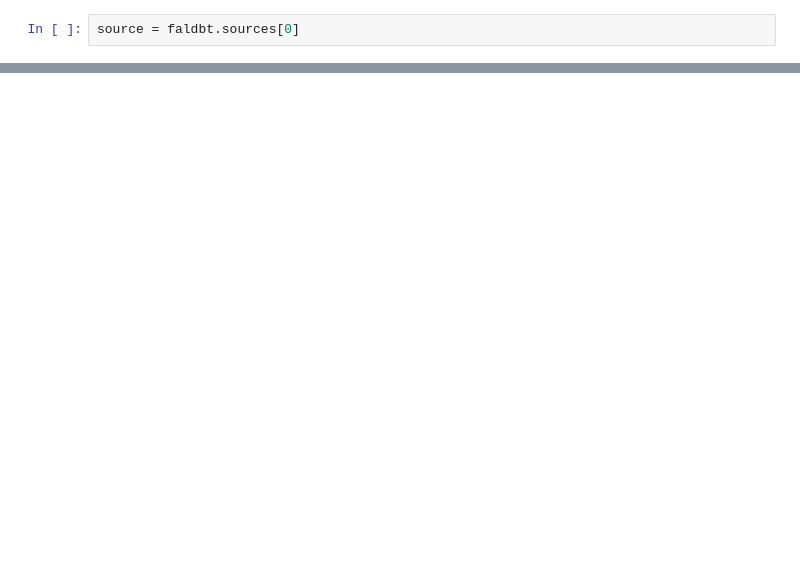
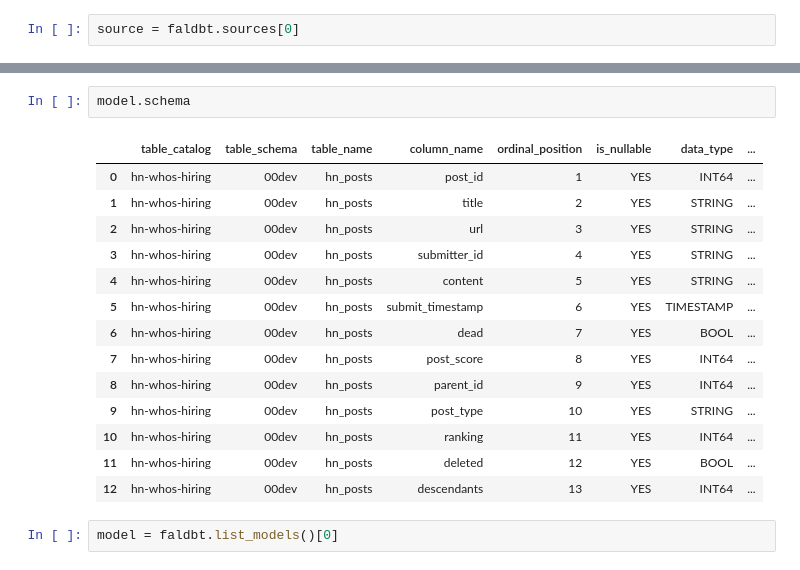
Before and after one commit to butchland/hn_whos_hiring, a Jupyter notebook: notebooks/analysis.ipynb, the cells around one changed output, grey strips where cells are left out. Drawn from its saved outputs; the diff is of its cells as text; blank space fills up the shorter version.

```diff
--- a/notebooks/analysis.ipynb
+++ b/notebooks/analysis.ipynb
@@ -364,0 +308,19 @@ hn_table_schema_df
+# %%
+model.schema
+# %% [output]
+|  | table_catalog | table_schema | table_name | column_name | ordinal_position | is_nullable | data_type | ... |
+| 0 | hn-whos-hiring | 00dev | hn_posts | post_id | 1 | YES | INT64 | ... |
+| 1 | hn-whos-hiring | 00dev | hn_posts | title | 2 | YES | STRING | ... |
+| 2 | hn-whos-hiring | 00dev | hn_posts | url | 3 | YES | STRING | ... |
+| 3 | hn-whos-hiring | 00dev | hn_posts | submitter_id | 4 | YES | STRING | ... |
+| 4 | hn-whos-hiring | 00dev | hn_posts | content | 5 | YES | STRING | ... |
+| 5 | hn-whos-hiring | 00dev | hn_posts | submit_timestamp | 6 | YES | TIMESTAMP | ... |
+| 6 | hn-whos-hiring | 00dev | hn_posts | dead | 7 | YES | BOOL | ... |
+| 7 | hn-whos-hiring | 00dev | hn_posts | post_score | 8 | YES | INT64 | ... |
+| 8 | hn-whos-hiring | 00dev | hn_posts | parent_id | 9 | YES | INT64 | ... |
+| 9 | hn-whos-hiring | 00dev | hn_posts | post_type | 10 | YES | STRING | ... |
+| 10 | hn-whos-hiring | 00dev | hn_posts | ranking | 11 | YES | INT64 | ... |
+| 11 | hn-whos-hiring | 00dev | hn_posts | deleted | 12 | YES | BOOL | ... |
+| 12 | hn-whos-hiring | 00dev | hn_posts | descendants | 13 | YES | INT64 | ... |
+# %%
+model = faldbt.list_models()[0]
```
Also changed, not shown: parts of 28 cells of this notebook, 1 other file.
